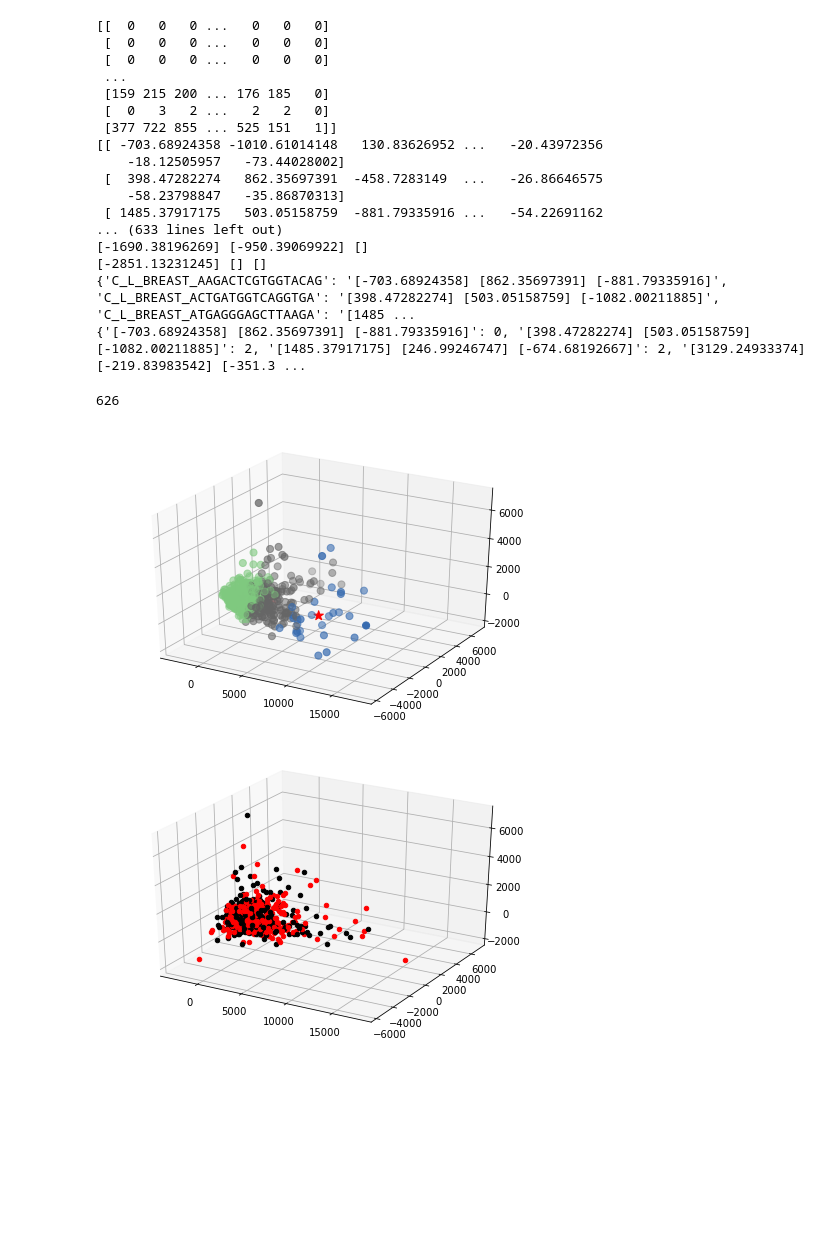
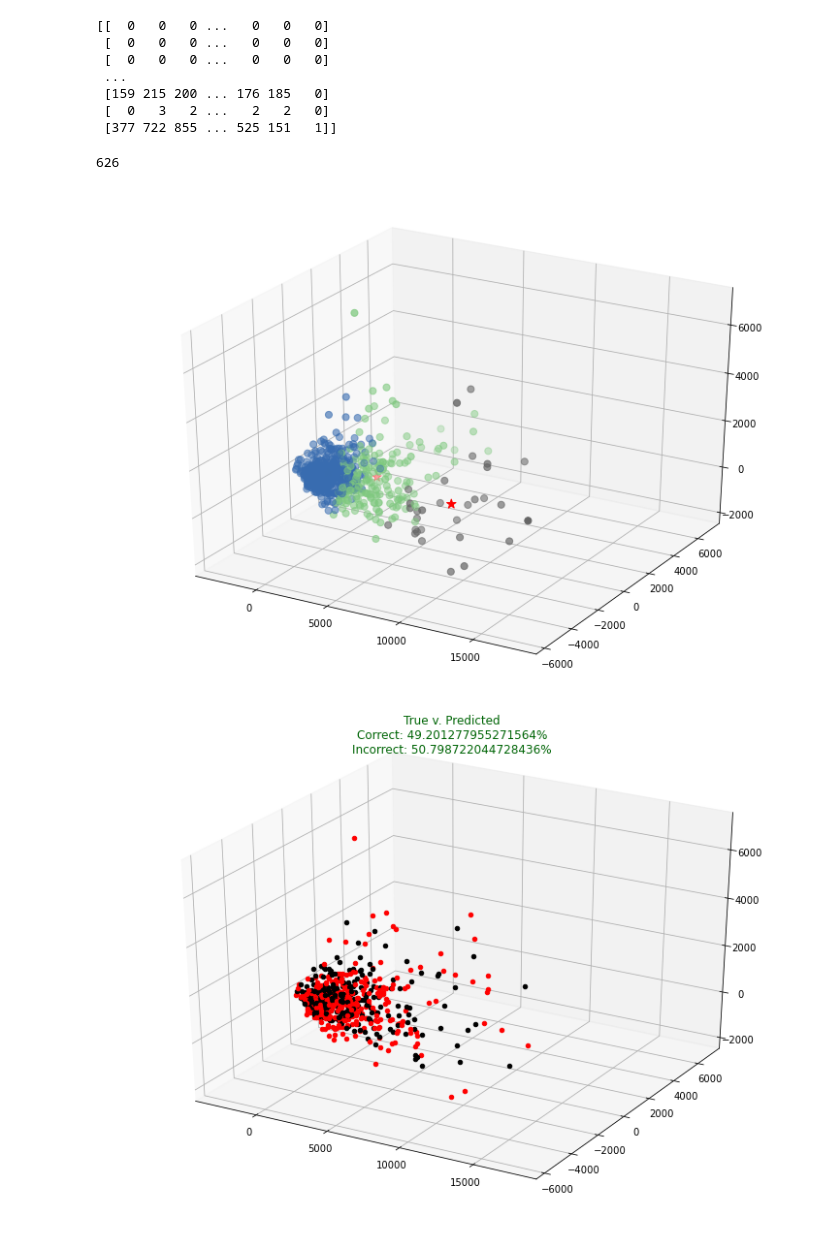
Before and after one commit to anastasia21112/science-fair-2020, a Jupyter notebook: Dataset 2 Kmeans2.ipynb, the cells around one changed output. Saved outputs shown, nothing was run; the diff lists cells and outputs as text; code cells hidden in the pictures; blank space fills up the shorter version.

Commit message:
kmeans visualizations

```diff
--- a/Dataset 2 Kmeans2.ipynb
+++ b/Dataset 2 Kmeans2.ipynb
@@ -58,8 +59,6 @@ from sklearn.cluster import KMeans
 Dpc = PCAer(df)
 kmeans = KMeans(n_clusters=3)
 kmeans = kmeans.fit(Dpc)
-print(Dpc)
-print(kmeans)
 labels = kmeans.predict(Dpc)
 C = kmeans.cluster_centers_
 out = [Dpc, labels, C]
@@ -68,13 +67,10 @@ true_coords = {}
 true_cells = {}
 true_labels = {}
 for i in range(len(Dpc)):
-    coords = str(proj[i:i+1,0]) + " " + str(proj[i+1:i+2,1]) + " " + str(proj[ i+2:i+3,2])
-    print(coords)
+    coords = str(proj[i:i+1,0]) + " " + str(proj[i:i+1,1]) + " " + str(proj[ i:i+1,2])
     true_cells.update({str(coords).strip():labels[i]})
     true_labels.update({cells[i]:labels[i]})
     true_coords.update({cells[i]:str(coords).strip()})
-print(true_coords)
-print(true_cells)
 '''
 def kmeanser(df, k):
     Dpc = PCAer(df)
@@ -99,16 +95,6 @@ def ClusterIndicesComp(clustNum, labels_array): #list comprehension
  [159 215 200 ... 176 185   0]
  [  0   3   2 ...   2   2   0]
  [377 722 855 ... 525 151   1]]
-[[ -703.68924358 -1010.61014148   130.83626952 ...   -20.43972356
-    -18.12505957   -73.44028002]
- [  398.47282274   862.35697391  -458.7283149  ...   -26.86646575
-    -58.23798847   -35.86870313]
- [ 1485.37917175   503.05158759  -881.79335916 ...   -54.22691162
-... (633 lines left out)
-[-1690.38196269] [-950.39069922] []
-[-2851.13231245] [] []
-{'C_L_BREAST_AAGACTCGTGGTACAG': '[-703.68924358] [862.35697391] [-881.79335916]', 'C_L_BREAST_ACTGATGGTCAGGTGA': '[398.47282274] [503.05158759] [-1082.00211885]', 'C_L_BREAST_ATGAGGGAGCTTAAGA': '[1485 ...
-{'[-703.68924358] [862.35697391] [-881.79335916]': 0, '[398.47282274] [503.05158759] [-1082.00211885]': 2, '[1485.37917175] [246.99246747] [-674.68192667]': 2, '[3129.24933374] [-219.83983542] [-351.3 ...
 # %%
 import json
 def DataCollection(algorithm, cluster_1, cluster_2, cluster_3, results):
@@ -389,20 +452,36 @@ def DataCollection(algorithm, cluster_1, cluster_2, cluster_3, results):
 # %%
 from mpl_toolkits.mplot3d import Axes3D
-fig1 = plt.figure()
+fig1 = plt.figure(figsize=(10, 7))
 ax1 = fig1.add_subplot(111)
 ax1 = Axes3D(fig1)
 [proj, labels, centroids] = out
 ax1.scatter(proj[:,0], proj[:, 1], proj[:, 2], c=labels, s=50, cmap='Accent')
 
-colors = DataCollection(kmeans, 'kmeans_cluster1.txt', 'kmeans_cluster2.txt', 'kmeans_cluster3.txt', 'kmeans_results.txt')
+colors, trueNum = DataCollection(kmeans, 'kmeans_cluster1.txt', 'kmeans_cluster2.txt', 'kmeans_cluster3.txt', 'kmeans_results.txt')
+colorsP, truthnum2 = DataCollectionP(kmeans, 'kmeans_cluster1P.txt', 'kmeans_cluster2P.txt', 'kmeans_cluster3P.txt', 'kmeans_resultsP.txt')
 ax1.scatter(centroids[:,0], centroids[:, 1], centroids[:,2], c = 'red', s=100, marker='*', cmap='Accent')
-fig2 = plt.figure()
+plt.savefig("KMeans Predictions")
+fig2 = plt.figure(figsize=(10, 7))
 ax2 = fig2.add_subplot(111)
 ax2 = Axes3D(fig2)
+ax2.set_title("True v. Predicted" + "\nCorrect: " + str(trueNum) + "%" + "\nIncorrect: " + str(100-trueNum) + "%")
 for i in range(len(proj)):
-    coords = str(proj[i:i+1,0]) + " " + str(proj[i+1:i+2,1]) + " " + str(proj[ i+2:i+3,2])
-    ax2.scatter(proj[i:i+1, 0], proj[i+1:i+2, 1], proj[i+2:i+3, 2], c=colors[coords])
+    coords = str(proj[i:i+1,0]) + " " + str(proj[i:i+1,1]) + " " + str(proj[ i:i+1,2])
+    ax2.scatter(proj[i:i+1, 0], proj[i:i+1, 1], proj[i:i+1, 2], c=colors[coords])
+plt.savefig("KMeans True V. Predicted.png")
+fig3 = plt.figure(figsize=(10, 7))
+ax3 = fig3.add_subplot(111)
+ax3 = Axes3D(fig3)
+for i in range(len(proj)):
+    coords = str(proj[i:i+1,0]) + " " + str(proj[i:i+1,1]) + " " + str(proj[i:i+1,2])
+    ax3.scatter(proj[i:i+1, 0], proj[i:i+1, 1], proj[i:i+1, 2], c=colorsP[coords])
+    x = np.int(proj[i:i+1, 0])
+    y = np.int(proj[i:i+1,1])
+    z = np.int(proj[i:i+1,2])
+    label = truthnum2[coords]
+    ax3.text(x, y, z, label, size=10, color=colorsP[coords])
+plt.savefig("KMeans True Cell Phase.png")
 # %% [output]
 626
-[figure, old version]
+[figure, new version]
-[figure, old version]
+[figure, new version]
```
Also changed, not shown: parts of 4 cells of this notebook, 26 other files.
